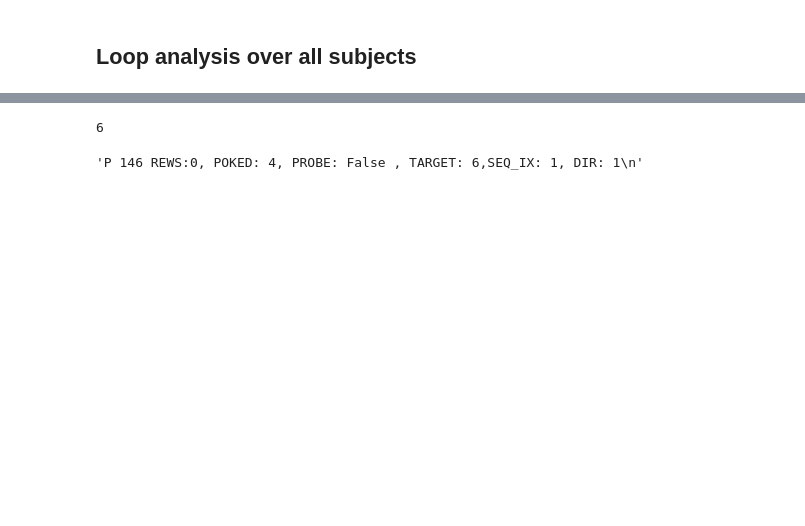
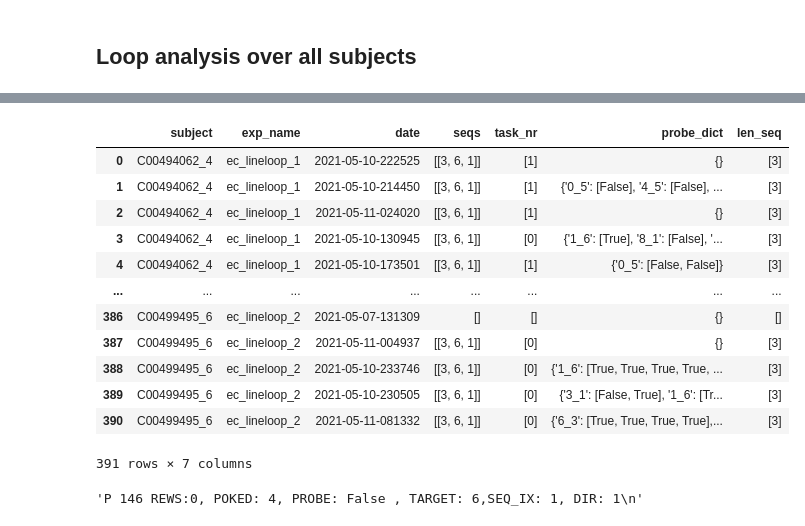
Before and after one commit to yves-weissenberger/line_loop, a Jupyter notebook: project_notebooks/line_loop/follow_the_light/process_homecage_data.ipynb, the cells around one changed output, grey strips where cells are left out. Saved outputs shown, nothing was run; the diff lists cells and outputs as text; code cells hidden in the pictures; blank space fills up the shorter version.

Commit message:
cean homecage follow the light script

```diff
--- a/project_notebooks/line_loop/follow_the_light/process_homecage_data.ipynb
+++ b/project_notebooks/line_loop/follow_the_light/process_homecage_data.ipynb
@@ -14,0 +17,9 @@ import matplotlib.pyplot as plt
+# %%
+def get_experiment_name(line):
+    return re.findall('Experiment name[\s] \: (.*)\n',line)[0]
+
+def get_subject_name(line):
+    return re.findall('Subject ID[\s]:[\s](.*)\n',line)[0]
+
+def get_start_date(line):
+    return re.findall('Start date[\s]:[\s](.*)\n',line)[0]
@@ -55,8 +111,8 @@ def get_probe_trial_performance_homecage(lines,probe_dict={}):
 # %%
 #subject_folders = [r"C:/Users/takam/Desktop/Dropbox/pyhomecage/data/ec_lineloop_1\C00494062_5\16190096773636293_task"]
 # %%
-experiment_folders = [r"C:/Users/takam/Desktop/Dropbox/pyhomecage/data/ec_lineloop_1",
-                     r"C:/Users/takam/Desktop/Dropbox/pyhomecage/data/ec_lineloop_2"]
+experiment_folders = [r"/Users/yves/Downloads/ec_lineloop_1/",
+                     r"/Users/yves/Downloads/ec_lineloop_2/"]
 
 subject_folders = []
 for ef in experiment_folders:
@@ -65,7 +121,13 @@ for ef in experiment_folders:
     for sf_ in sf1:
         sf = os.path.join(ef,sf_)
         subject_folders.append(os.path.join(sf,os.listdir(sf)[0]))
+# %%
+#How will it be easiest to store this data?
+
+df = pd.DataFrame(columns=['subject','exp_name', 'date', 'seqs', 'task_nr', 'probe_dict', 'len_seq'])
 # %%
+n = 30
+PTHRESH = 0.05
 for ROOT in subject_folders:
     print(ROOT)
     fs = [i for i in os.listdir(ROOT) if '_taskFile' not in i]
@@ -77,10 +139,16 @@ for ROOT in subject_folders:
             with open(fpath,'r') as f:
                 lines = f.readlines()
 
-            probe_dict = get_probe_trial_performance_homecage(lines,probe_dict=probe_dict)
+            probe_dict,info_dict = get_probe_trial_performance_homecage(lines,probe_dict=probe_dict)
             #print(probe_dict)
-
-    print(len(probe_dict))
-    for k,v in probe_dict.items():
-        print(k,np.mean(v),len(v))
+            df = df.append(info_dict,ignore_index=True)
+    #print(len(probe_dict))
+    #for k,v in probe_dict.items():
+    #    print(k,np.mean(v),len(v))
+    #print()
+    print(np.sum([stt.binom_test(sum(v[-n:]),len(v[-n:]),p=1/9.)<PTHRESH for k,v in probe_dict.items()]),
+             len([stt.binom_test(sum(v[-n:]),len(v[-n:]),p=1/9.)<PTHRESH for k,v in probe_dict.items()]),
+         np.mean([stt.binom_test(sum(v[-n:]),len(v[-n:]),p=1/9.)<PTHRESH for k,v in probe_dict.items()]),
+             all([stt.binom_test(sum(v[-n:]),len(v[-n:]),p=1/9.)<PTHRESH for k,v in probe_dict.items()]))
+    print()
 # %% [output]
@@ -104,7 +173,19 @@ C:/Users/takam/Desktop/Dropbox/pyhomecage/data/ec_lineloop_1\C00494062_2\1619009
-# %%
-len(probe_dict)
-# %% [output]
-6
+# %%
+df
+# %% [output]
+|  | subject | exp_name | date | seqs | task_nr | probe_dict | len_seq |
+| 0 | C00494062_4 | ec_lineloop_1 | 2021-05-10-222525 | [[3, 6, 1]] | [1] | {} | [3] |
+| 1 | C00494062_4 | ec_lineloop_1 | 2021-05-10-214450 | [[3, 6, 1]] | [1] | {'0_5': [False], '4_5': [False], ... | [3] |
+| 2 | C00494062_4 | ec_lineloop_1 | 2021-05-11-024020 | [[3, 6, 1]] | [1] | {} | [3] |
+| 3 | C00494062_4 | ec_lineloop_1 | 2021-05-10-130945 | [[3, 6, 1]] | [0] | {'1_6': [True], '8_1': [False], '... | [3] |
+| 4 | C00494062_4 | ec_lineloop_1 | 2021-05-10-173501 | [[3, 6, 1]] | [1] | {'0_5': [False, False]} | [3] |
+| ... | ... | ... | ... | ... | ... | ... | ... |
+| 386 | C00499495_6 | ec_lineloop_2 | 2021-05-07-131309 | [] | [] | {} | [] |
+| 387 | C00499495_6 | ec_lineloop_2 | 2021-05-11-004937 | [[3, 6, 1]] | [0] | {} | [3] |
+| 388 | C00499495_6 | ec_lineloop_2 | 2021-05-10-233746 | [[3, 6, 1]] | [0] | {'1_6': [True, True, True, True, ... | [3] |
+| 389 | C00499495_6 | ec_lineloop_2 | 2021-05-10-230505 | [[3, 6, 1]] | [0] | {'3_1': [False, True], '1_6': [Tr... | [3] |
+| 390 | C00499495_6 | ec_lineloop_2 | 2021-05-11-081332 | [[3, 6, 1]] | [0] | {'6_3': [True, True, True, True],... | [3] |
+391 rows × 7 columns
 # %%
 ROOT = r"C:/Users/takam/Desktop/Dropbox/pyhomecage/data/ec_lineloop_1/C00494062_1/16190095855355382_task/"
 
```
Also changed, not shown: parts of 11 cells of this notebook, 4 other files.
